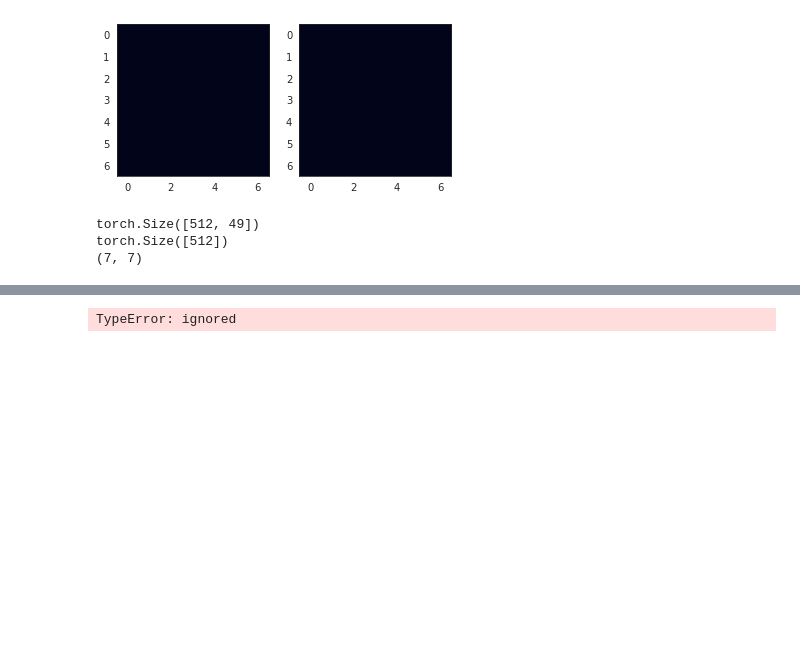
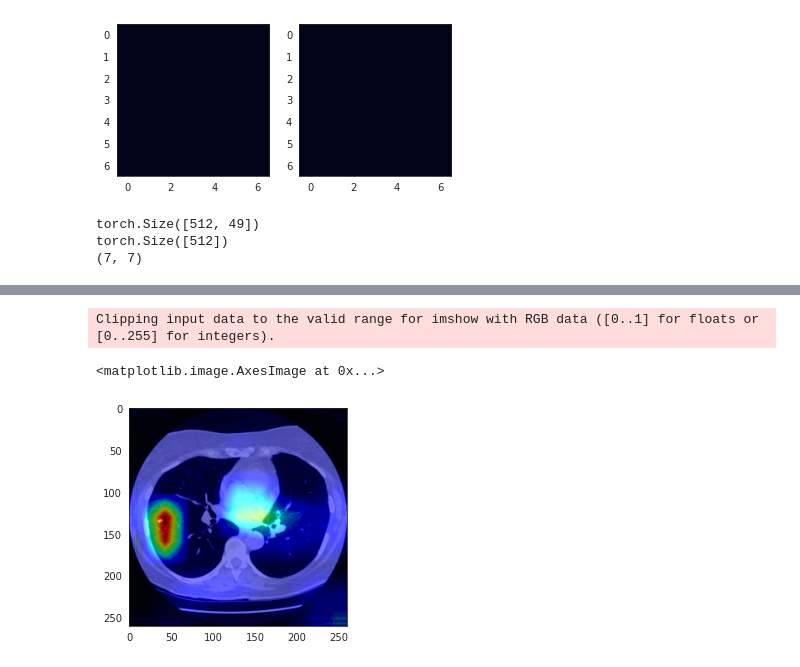
Before and after one commit to ishizakileo/AI-Portfolio, a Jupyter notebook: Grad_CAM.ipynb, the cells around one changed output, grey strips where cells are left out. Cells and saved outputs as stored; diff of their text form; code cells hidden in the pictures; blank space fills up the shorter version.

```diff
--- a/Grad_CAM.ipynb
+++ b/Grad_CAM.ipynb
@@ -275,10 +352,36 @@ print(next(iter(a)))
+# %%
+# ここからは実装１と同じ。
+feature_grad = feature_grad.squeeze()
+# feature_vec = feature_grad.view(320, 7*7)
+feature_vec = feature_grad.view(352, 9*9)
+
+
+alpha = torch.mean(feature_vec, axis=1)
+
+L = F.relu(torch.sum(feature * alpha.view(-1, 1, 1), axis=0))
+L = L.detach().numpy()
 # %%
 L_min = np.min(L)
 L_max = np.max(L - L_min)
 L = (L - L_min) / L_max
 
-L = cv2.resize(L, (224, 224))
+L = cv2.resize(L, (260, 260))
 
-heat_map =np.array([cm(int(np.round(i)))[:3]for i in L*255])
+def heat(x):
+  # reshape(-1)でフラットにしている。for文で1pixelごと取得するため。
+  x = x * 255
+  x = x.reshape(-1)
+  cm = plt.get_cmap('jet')
+  x = np.array([cm(int(np.round(i)))[:3] for i in x])
+  return x.reshape(260, 260, 3)
+
+heatmap = heat(L)
+image = test_image_tensor.squeeze().permute(1, 2, 0)
+
+alpha = 0.2
+grad_cam_img = image * 0.3 + (1 - alpha) * heatmap
+plt.imshow(grad_cam_img)
 # %% [output]
-TypeError: ignored
+Clipping input data to the valid range for imshow with RGB data ([0..1] for floats or [0..255] for integers).
+<matplotlib.image.AxesImage at 0x...>
+[figure, added]
```
Also changed, not shown: parts of 28 cells of this notebook, 5 other files.
